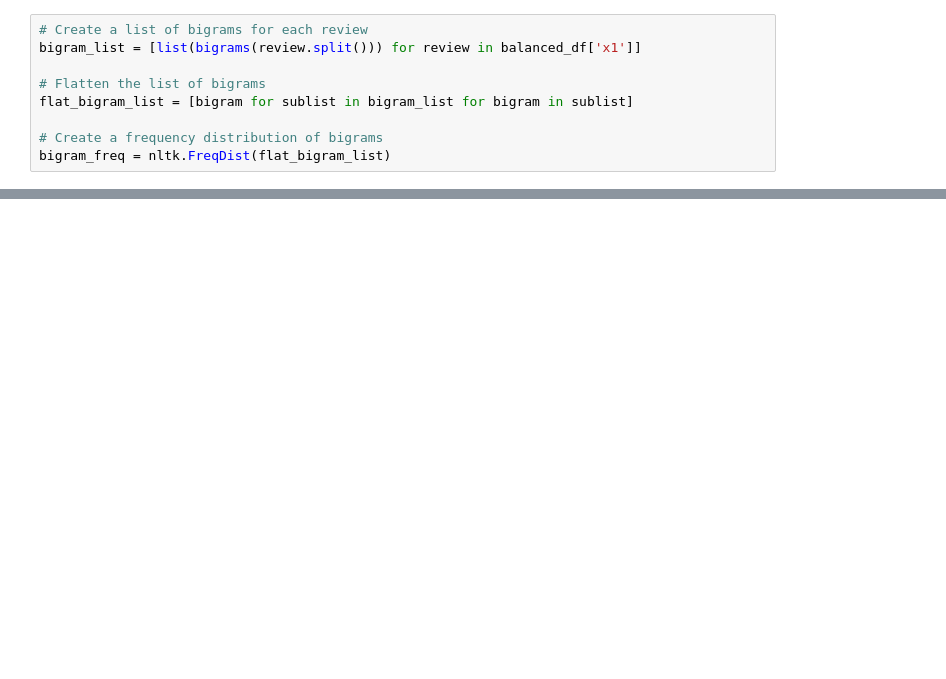
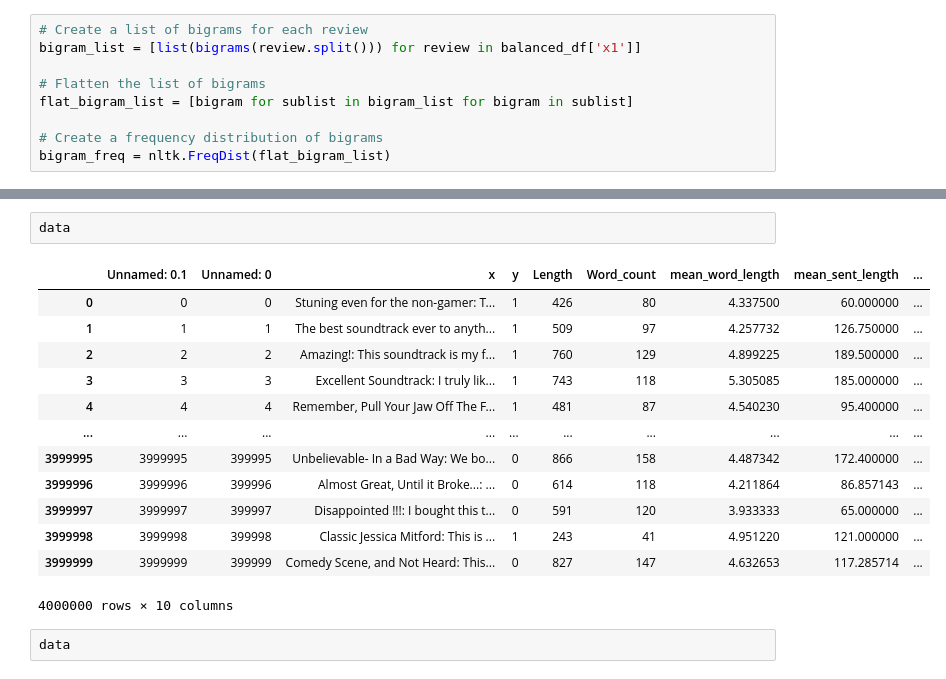
Before and after one commit to MaLuisa7/data_processing_and_classification_MasterDS, a Jupyter notebook: Practica4.ipynb, the cells around one changed output, grey strips where cells are left out. Cells and saved outputs as stored; diff of their text form; blank space fills up the shorter version.

```diff
--- a/Practica4.ipynb
+++ b/Practica4.ipynb
@@ -241,0 +402,18 @@ plt.show()
+# %%
+data
+# %% [output]
+|  | Unnamed: 0.1 | Unnamed: 0 | x | y | Length | Word_count | mean_word_length | mean_sent_length | ... |
+| 0 | 0 | 0 | Stuning even for the non-gamer: T... | 1 | 426 | 80 | 4.337500 | 60.000000 | ... |
+| 1 | 1 | 1 | The best soundtrack ever to anyth... | 1 | 509 | 97 | 4.257732 | 126.750000 | ... |
+| 2 | 2 | 2 | Amazing!: This soundtrack is my f... | 1 | 760 | 129 | 4.899225 | 189.500000 | ... |
+| 3 | 3 | 3 | Excellent Soundtrack: I truly lik... | 1 | 743 | 118 | 5.305085 | 185.000000 | ... |
+| 4 | 4 | 4 | Remember, Pull Your Jaw Off The F... | 1 | 481 | 87 | 4.540230 | 95.400000 | ... |
+| ... | ... | ... | ... | ... | ... | ... | ... | ... | ... |
+| 3999995 | 3999995 | 399995 | Unbelievable- In a Bad Way: We bo... | 0 | 866 | 158 | 4.487342 | 172.400000 | ... |
+| 3999996 | 3999996 | 399996 | Almost Great, Until it Broke...: ... | 0 | 614 | 118 | 4.211864 | 86.857143 | ... |
+| 3999997 | 3999997 | 399997 | Disappointed !!!: I bought this t... | 0 | 591 | 120 | 3.933333 | 65.000000 | ... |
+| 3999998 | 3999998 | 399998 | Classic Jessica Mitford: This is ... | 1 | 243 | 41 | 4.951220 | 121.000000 | ... |
+| 3999999 | 3999999 | 399999 | Comedy Scene, and Not Heard: This... | 0 | 827 | 147 | 4.632653 | 117.285714 | ... |
+4000000 rows × 10 columns
+# %%
+data
```
Also changed, not shown: parts of 24 cells of this notebook.
